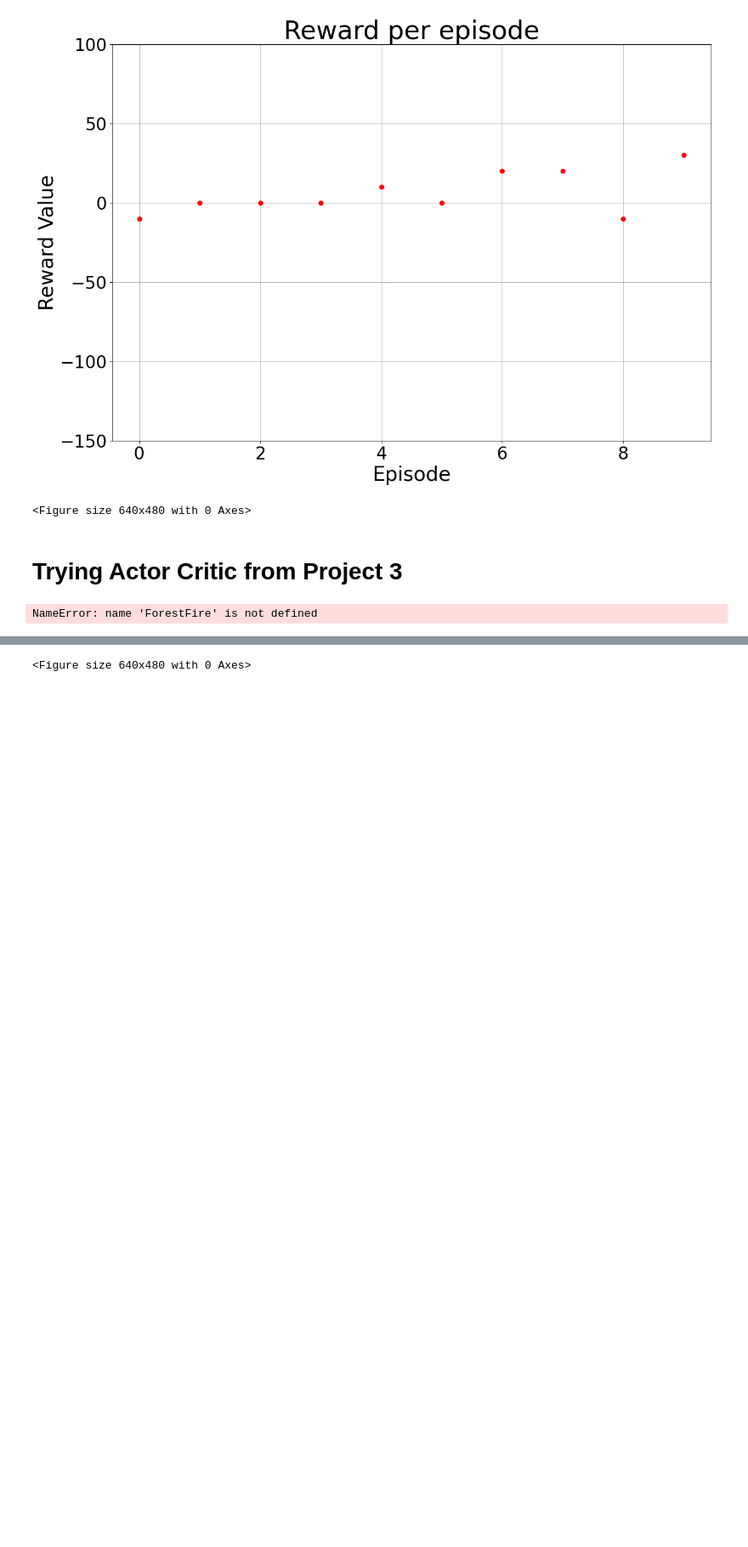
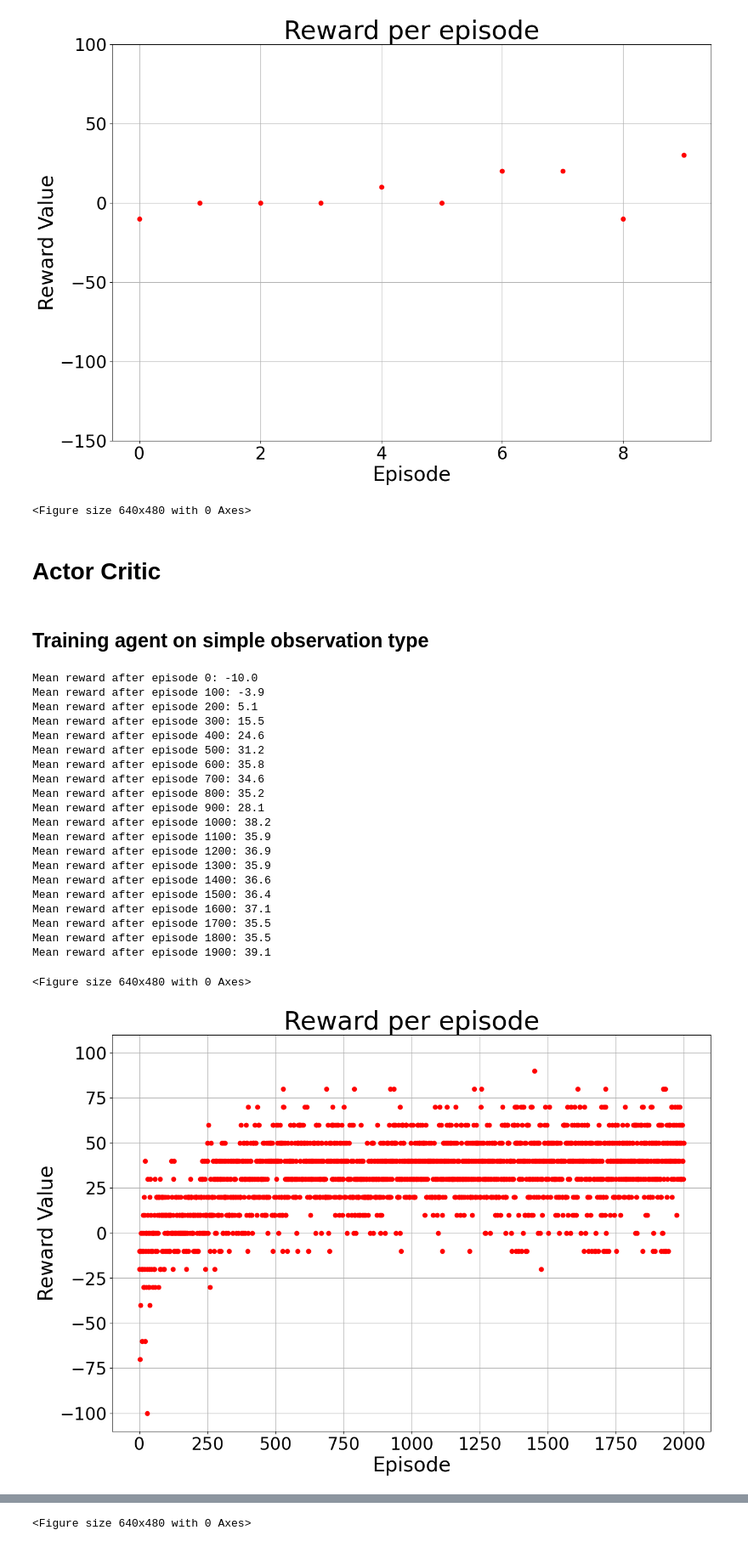
Before and after one commit to jhhunter/CSE546FinalProject, a Jupyter notebook: jhhunter_ubansal_final_project.ipynb, the cells around one changed output, grey strips where cells are left out. Shown at 85% size. Cells and saved outputs as stored; diff of their text form; code cells hidden in the pictures; blank space fills up the shorter version.

```diff
--- a/jhhunter_ubansal_final_project.ipynb
+++ b/jhhunter_ubansal_final_project.ipynb
@@ -397,43 +397,66 @@ plot_test_rewards(environment_name, algorithm_name, test_rewards, min_reward, ma
 [figure]
 <Figure size 640x480 with 0 Axes>
 # %% [markdown]
-# Trying Actor Critic from Project 3
+# Actor Critic
+# %% [markdown]
+## Training agent on simple observation type
 # %%
 env = ForestFire(height=10, width=10)
-actor_critic = ActorCritic(env.observation_space.shape[0], env.action_space.n, actor_lr=2e-4, critic_lr=1e-3, dense=True)
+actor_critic = ActorCritic(env.observation_space.shape[0], env.action_space.n, gamma=0.9, actor_lr=2e-4, critic_lr=1e-3, dense=True)
 n_episodes = 2000
 episodic_rewards = []
 environment_name = 'forest_fire'
 algorithm_name = 'td_ac'
-min_reward = -100
-max_reward = 100
+min_reward = -110
+max_reward = 110
 
 # Training the agent
 for i in range(n_episodes):
     obs = env.reset()
     done = False
     reward = 0
     while not done:
         action, log_probability = actor_critic.choose_action(torch.from_numpy(obs).float().unsqueeze(0))
         new_obs, rew, done = env.step(action)
         reward += rew
         actor_critic.learn(
             torch.from_numpy(obs).float().unsqueeze(0),
             action,
             log_probability,
             rew,
             torch.from_numpy(new_obs).float().unsqueeze(0),
             done
         )
         obs = new_obs
 
     episodic_rewards.append(reward)
     if(np.all(np.array(episodic_rewards[-10:]) >= 100)):
         break
     if(i%100 == 0):
         print(f'Mean reward after episode {i}: {np.array(episodic_rewards[-100:]).mean()}')
 
 
 plot_train_rewards(environment_name, algorithm_name, episodic_rewards, min_reward, max_reward, show=True)
 # %% [output]
-NameError: name 'ForestFire' is not defined
+Mean reward after episode 0: -10.0
+Mean reward after episode 100: -3.9
+Mean reward after episode 200: 5.1
+Mean reward after episode 300: 15.5
+Mean reward after episode 400: 24.6
+Mean reward after episode 500: 31.2
+Mean reward after episode 600: 35.8
+Mean reward after episode 700: 34.6
+Mean reward after episode 800: 35.2
+Mean reward after episode 900: 28.1
+Mean reward after episode 1000: 38.2
+Mean reward after episode 1100: 35.9
+Mean reward after episode 1200: 36.9
+Mean reward after episode 1300: 35.9
+Mean reward after episode 1400: 36.6
+Mean reward after episode 1500: 36.4
+Mean reward after episode 1600: 37.1
+Mean reward after episode 1700: 35.5
+Mean reward after episode 1800: 35.5
+Mean reward after episode 1900: 39.1
+<Figure size 640x480 with 0 Axes>
+[figure, added]
```
Also changed, not shown: parts of 16 cells of this notebook, 2 other files.
